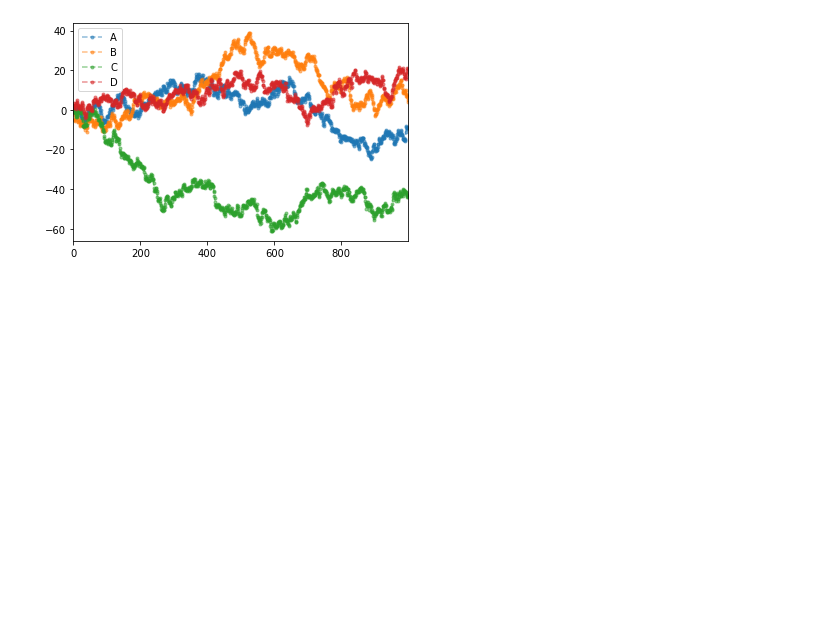
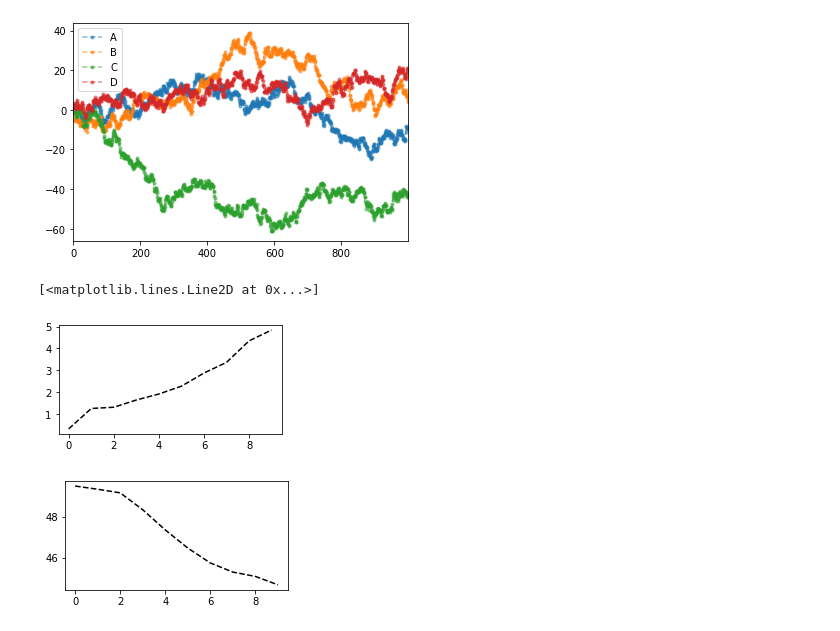
Before and after one commit to tsangyu98/matplotlib_study, a Jupyter notebook: Matplotlib_part1.ipynb, the cells around one changed output. Drawn from its saved outputs; the diff is of its cells as text; code cells hidden in the pictures; blank space fills up the shorter version.

```diff
--- a/Matplotlib_part1.ipynb
+++ b/Matplotlib_part1.ipynb
@@ -323,0 +336,15 @@ plt.savefig('./pic.png',
+# %%
+# plt.figure()  绘图对象
+# plt.figure(num=None, figsize=None, dpi=None, facecolor=None, edgecolor=None, frameon=True, FigureClass=<class 'matplotlib.figure.Figure'>, **kwargs)
+
+fig1 = plt.figure(num=1, figsize=(4, 2))
+plt.plot(np.random.rand(10).cumsum(), 'k--')
+fig2 = plt.figure(num=2, figsize=(4, 2))
+plt.plot(50-np.random.rand(10).cumsum(), 'k--')
+# num:图表序号，如果一样的话，图表会出现在同一张表中
+# figsize:图表大小
+# 当我们调用plot时，如果设置plt.figure(),则会自动调用figure()生成一个figure
+# %% [output]
+[<matplotlib.lines.Line2D at 0x...>]
+[figure, added]
+[figure, added]
```
Also changed, not shown: parts of 5 cells of this notebook, 1 other file.
